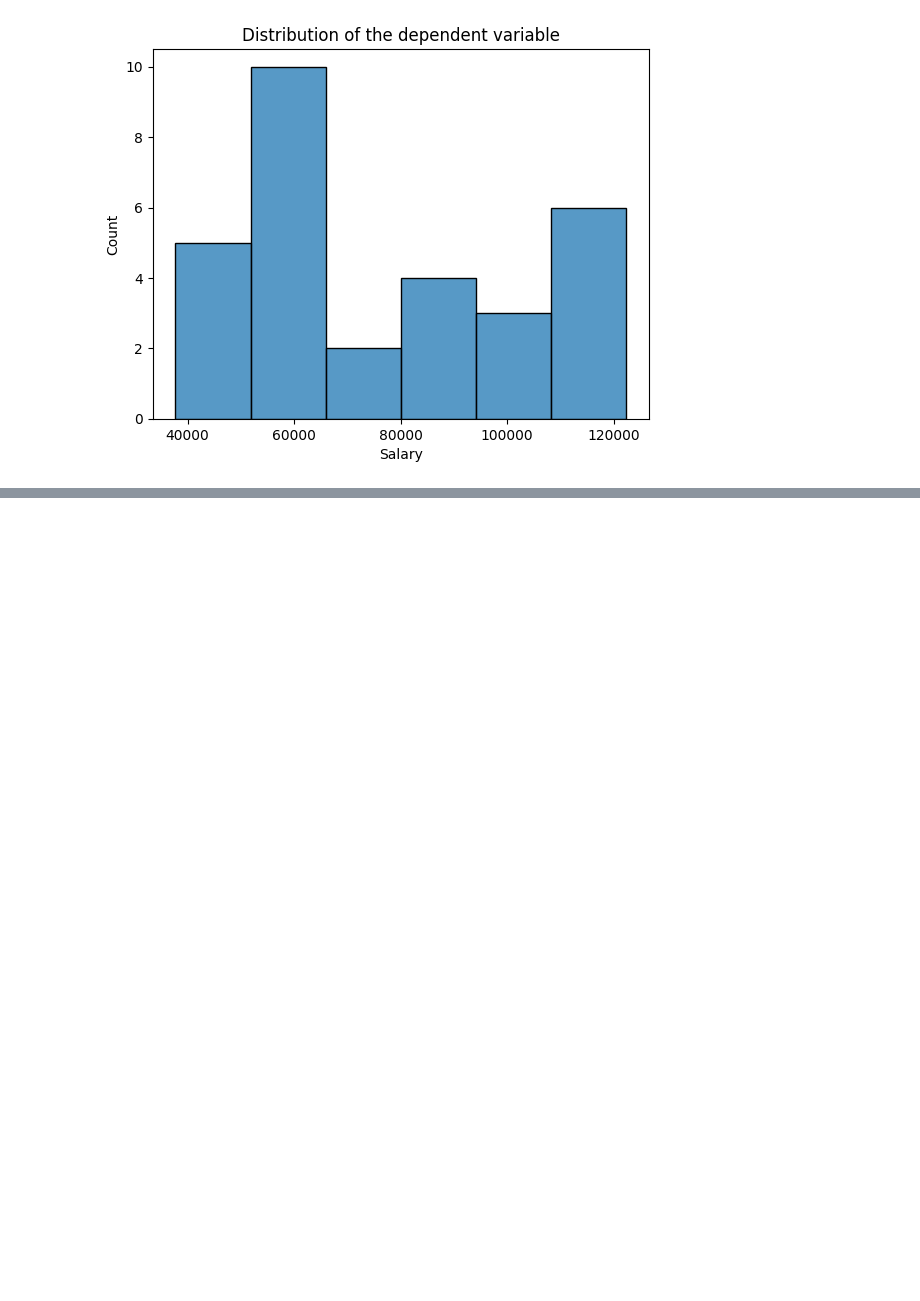
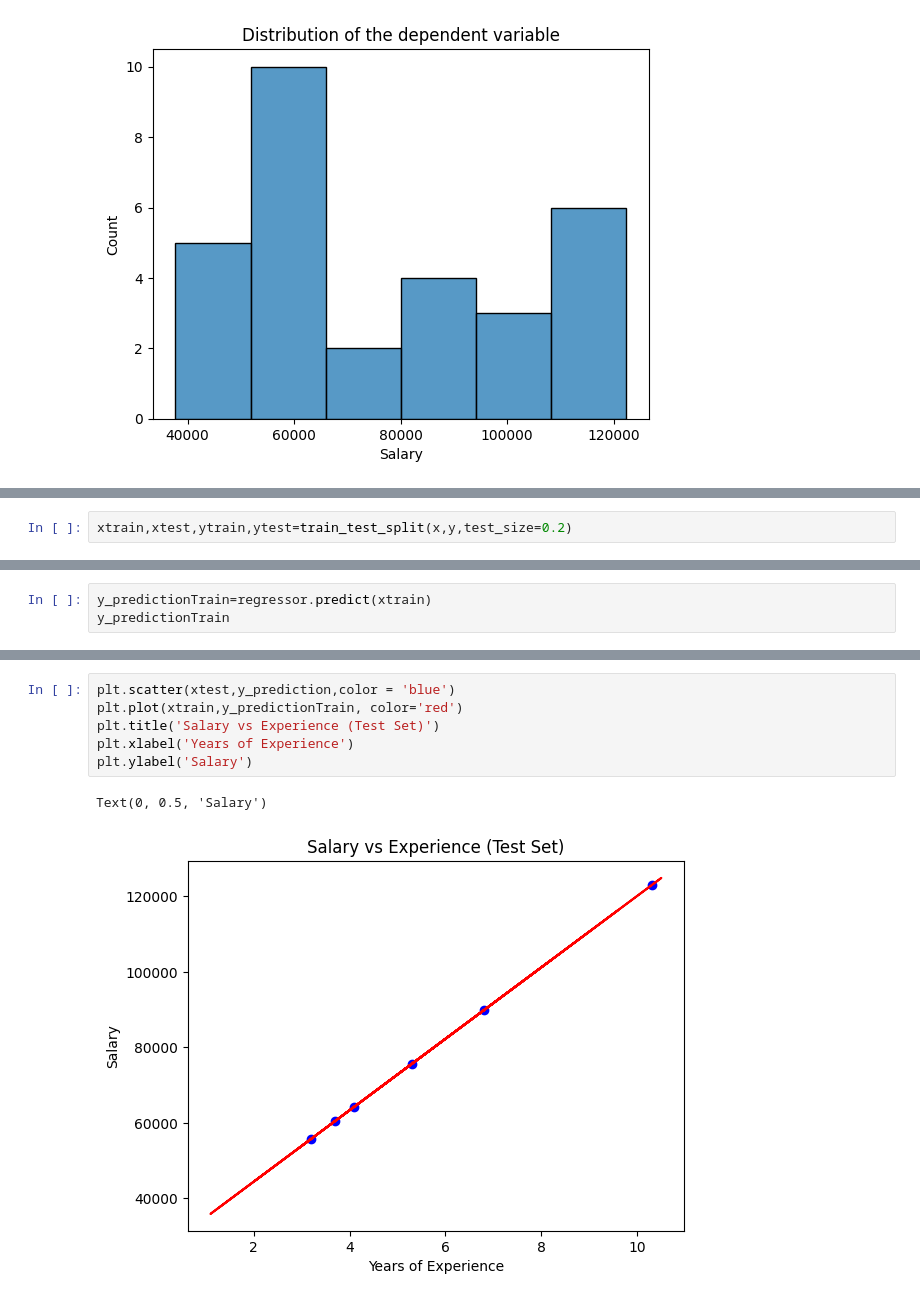
Before and after one commit to samiulhoquechowdhury/NIELIT-INTERNSHIP, a Jupyter notebook: Regression.ipynb, the cells around one changed output, grey strips where cells are left out. Drawn from its saved outputs; the diff is of its cells as text; blank space fills up the shorter version.

```diff
--- a/Regression.ipynb
+++ b/Regression.ipynb
@@ -28,0 +39,2 @@ sns.scatterplot(x='YearsExperience',y='Salary',data=df_sal,color='blue')
+# %%
+xtrain,xtest,ytrain,ytest=train_test_split(x,y,test_size=0.2)
@@ -28,0 +56,3 @@ sns.scatterplot(x='YearsExperience',y='Salary',data=df_sal,color='blue')
+# %%
+y_predictionTrain=regressor.predict(xtrain)
+y_predictionTrain
@@ -28,0 +77,9 @@ sns.scatterplot(x='YearsExperience',y='Salary',data=df_sal,color='blue')
+# %%
+plt.scatter(xtest,y_prediction,color = 'blue')
+plt.plot(xtrain,y_predictionTrain, color='red')
+plt.title('Salary vs Experience (Test Set)')
+plt.xlabel('Years of Experience')
+plt.ylabel('Salary')
+# %% [output]
+Text(0, 0.5, 'Salary')
+[figure, added]
```
Also changed, not shown: parts of 9 cells of this notebook.
